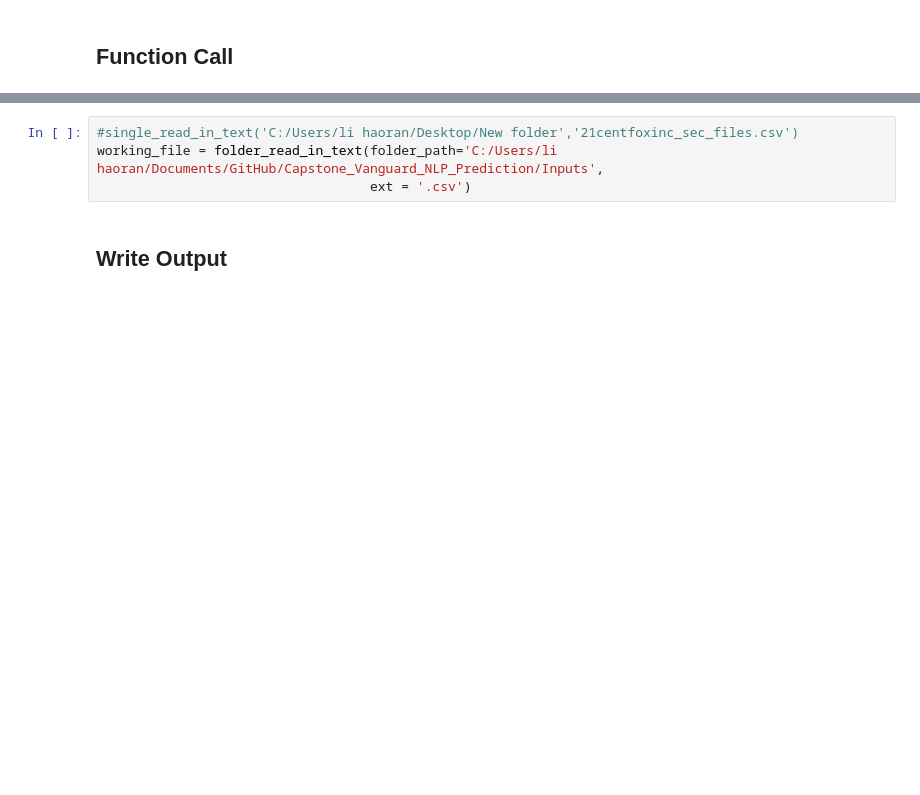
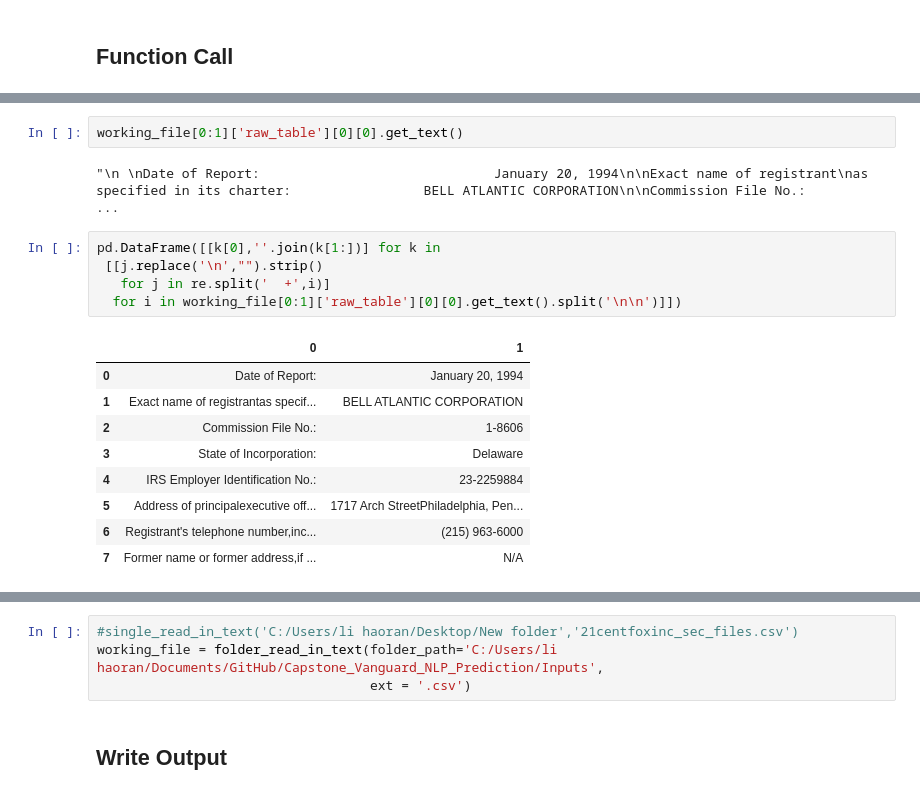
Before and after one commit to lihaoranharry/Capstone_Vanguard_NLP_Prediction, a Jupyter notebook: obtain_clean_and_extract_features_from_sec.ipynb, the cells around one changed output, grey strips where cells are left out. Saved outputs shown, nothing was run; the diff lists cells and outputs as text; blank space fills up the shorter version.

```diff
--- a/obtain_clean_and_extract_features_from_sec.ipynb
+++ b/obtain_clean_and_extract_features_from_sec.ipynb
@@ -96,0 +268,19 @@ def folder_read_in_text(folder_path, ext = '.csv'):
+# %%
+working_file[0:1]['raw_table'][0][0].get_text()
+# %% [output]
+"\n \nDate of Report:                              January 20, 1994\n\nExact name of registrant\nas specified in its charter:                 BELL ATLANTIC CORPORATION\n\nCommission File No.:          ...
+# %%
+pd.DataFrame([[k[0],''.join(k[1:])] for k in
+ [[j.replace('\n',"").strip()
+   for j in re.split('  +',i)]
+  for i in working_file[0:1]['raw_table'][0][0].get_text().split('\n\n')]])
+# %% [output]
+|  | 0 | 1 |
+| 0 | Date of Report: | January 20, 1994 |
+| 1 | Exact name of registrantas specif... | BELL ATLANTIC CORPORATION |
+| 2 | Commission File No.: | 1-8606 |
+| 3 | State of Incorporation: | Delaware |
+| 4 | IRS Employer Identification No.: | 23-2259884 |
+| 5 | Address of principalexecutive off... | 1717 Arch StreetPhiladelphia, Pen... |
+| 6 | Registrant's telephone number,inc... | (215) 963-6000 |
+| 7 | Former name or former address,if ... | N/A |
```
Also changed, not shown: parts of 34 cells of this notebook, 1 other file.
